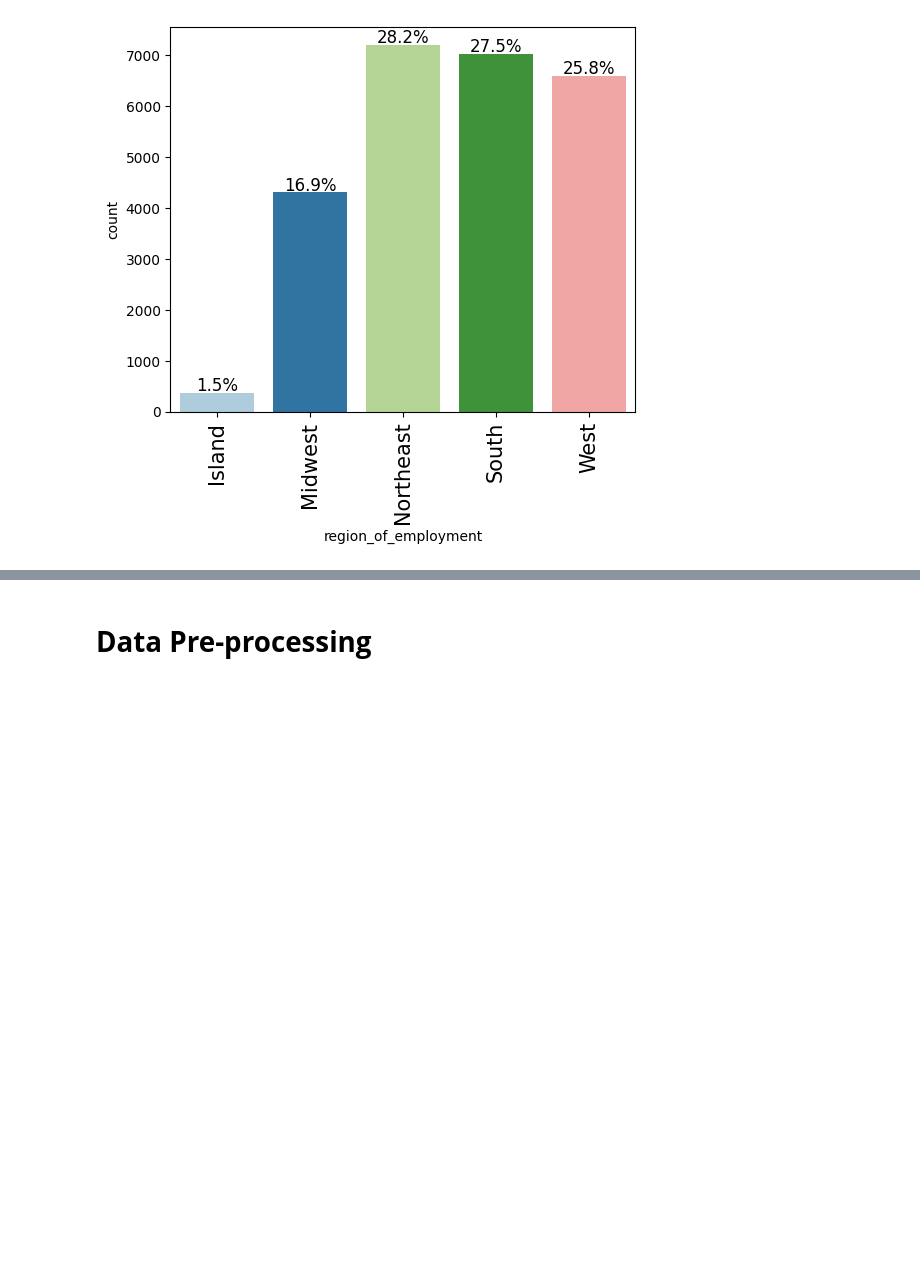
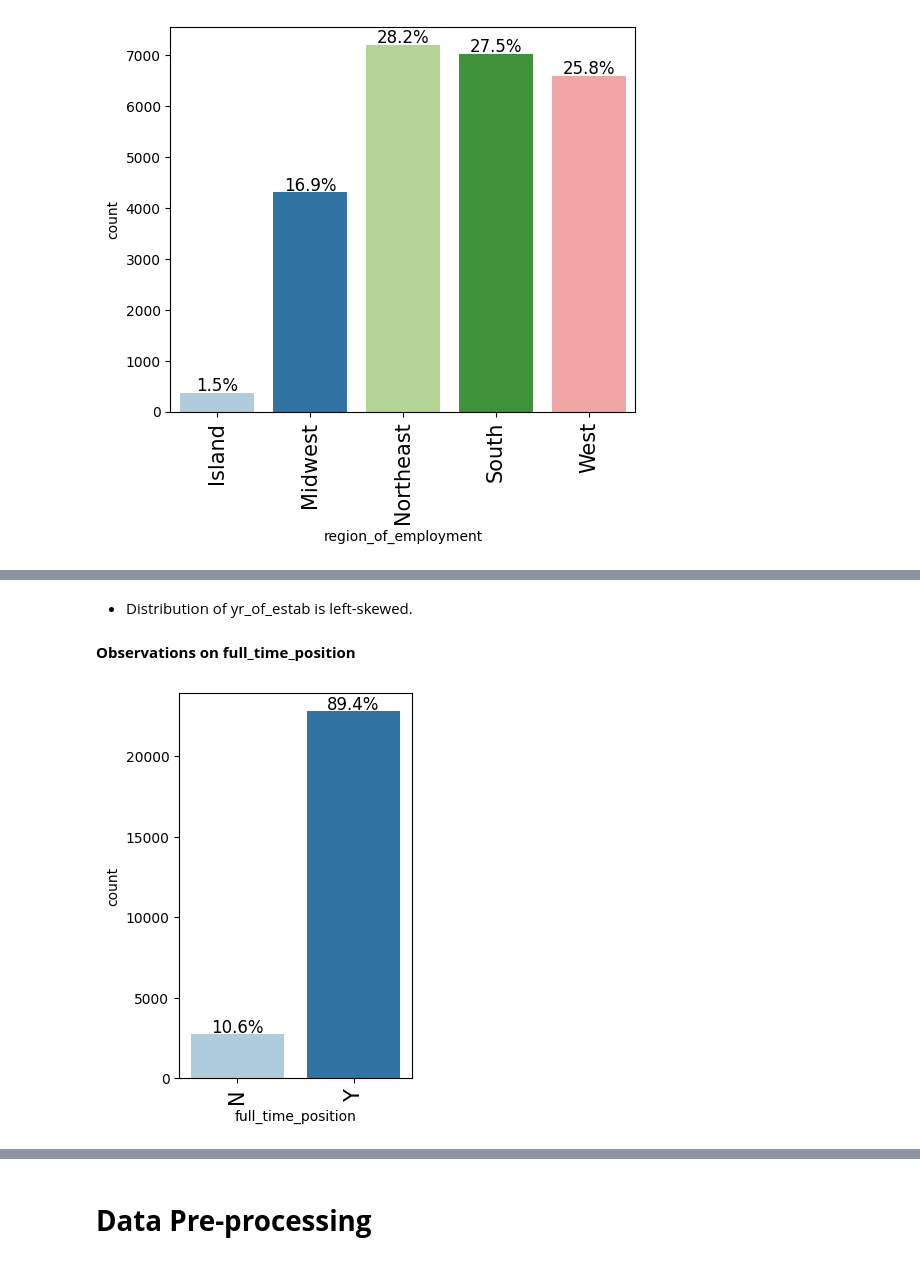
Before and after one commit to uday-d4/UTAI_AdvancedMachineLearningProject, a Jupyter notebook: Project_Full_Code_Notebook_EasyVisa (1).ipynb, the cells around one changed output, grey strips where cells are left out. Saved outputs shown, nothing was run; the diff lists cells and outputs as text; code cells hidden in the pictures; blank space fills up the shorter version.

```diff
--- a/Project_Full_Code_Notebook_EasyVisa (1).ipynb
+++ b/Project_Full_Code_Notebook_EasyVisa (1).ipynb
@@ -450,0 +479,8 @@ labeled_barplot(df, "region_of_employment", perc=True)
+# %% [markdown]
+*  Distribution of yr_of_estab is left-skewed.
+# %% [markdown]
+**Observations on full_time_position**
+# %%
+labeled_barplot(df, "full_time_position", perc=True)
+# %% [output]
+[figure, added]
```
Also changed, not shown: parts of 17 cells of this notebook.
